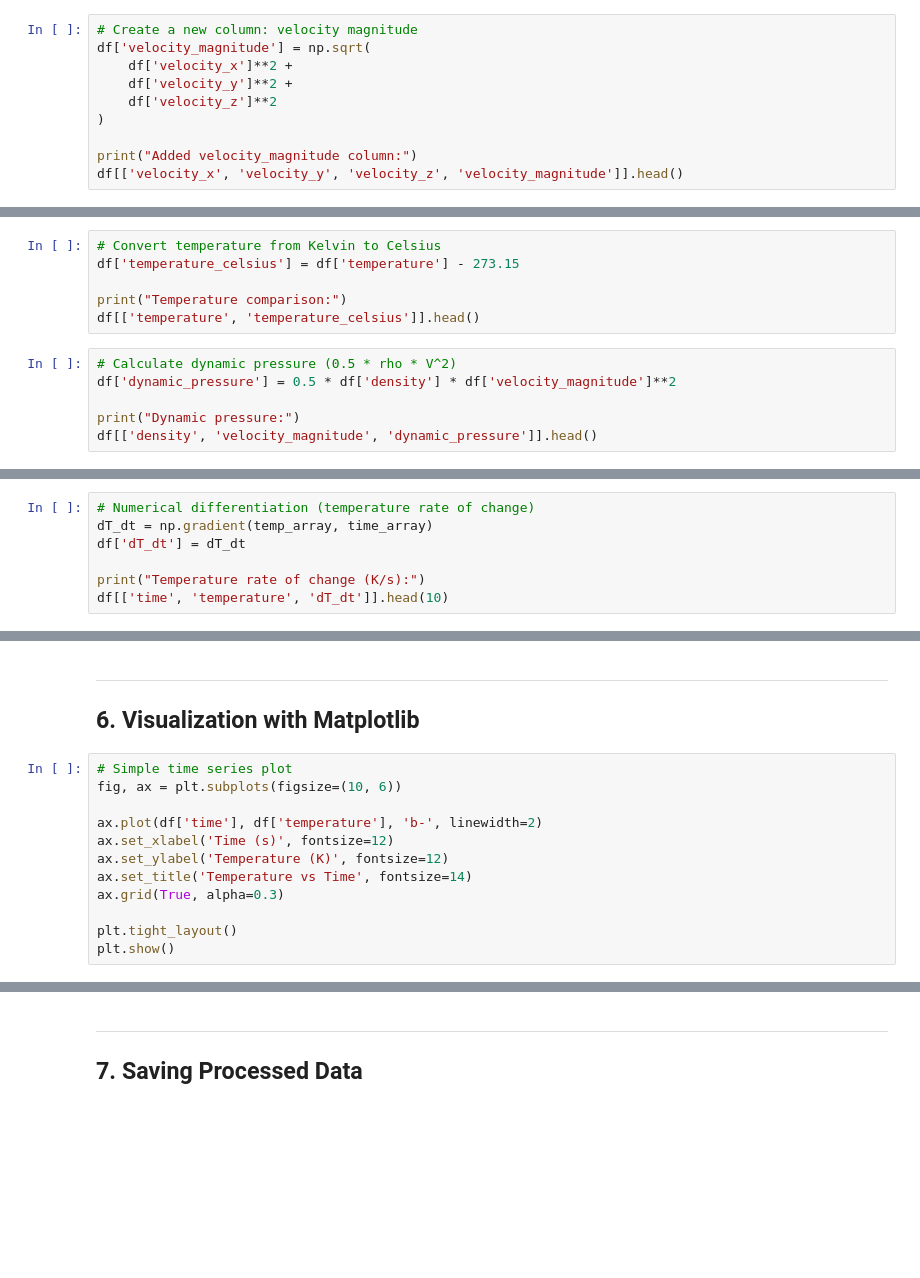
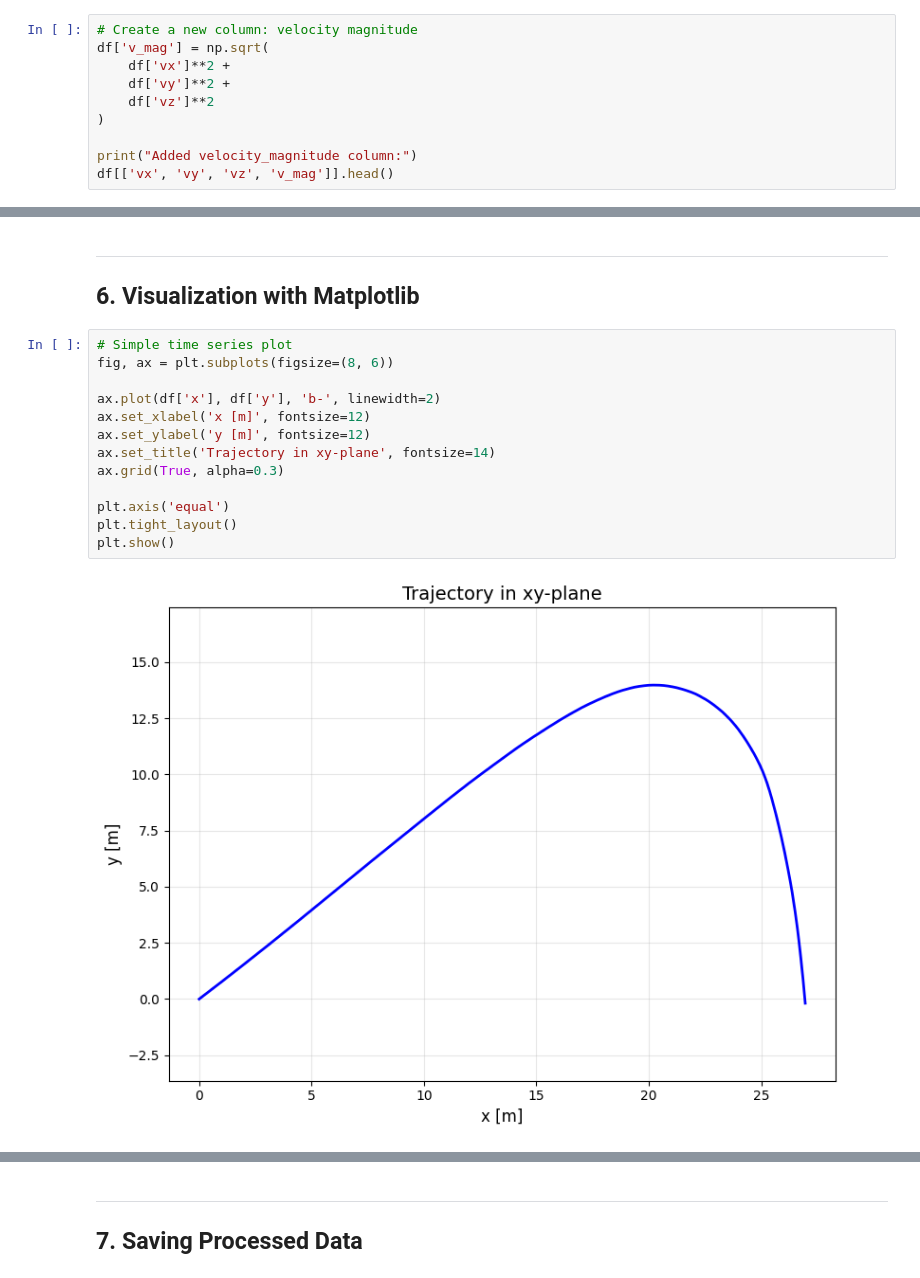
Before and after one commit to kalagotla/dc-qc-sci-python, a Jupyter notebook: hour2_scientific/01_scientific_python.ipynb, the cells around one changed output, grey strips where cells are left out. Saved outputs shown, nothing was run; the diff lists cells and outputs as text; blank space fills up the shorter version.

Commit message:
Updated data visualization

```diff
--- a/hour2_scientific/01_scientific_python.ipynb
+++ b/hour2_scientific/01_scientific_python.ipynb
@@ -115,10 +194,10 @@ high_temp
 # %%
 # Create a new column: velocity magnitude
-df['velocity_magnitude'] = np.sqrt(
-    df['velocity_x']**2 +
-    df['velocity_y']**2 +
-    df['velocity_z']**2
+df['v_mag'] = np.sqrt(
+    df['vx']**2 +
+    df['vy']**2 +
+    df['vz']**2
 )
 
 print("Added velocity_magnitude column:")
-df[['velocity_x', 'velocity_y', 'velocity_z', 'velocity_magnitude']].head()
+df[['vx', 'vy', 'vz', 'v_mag']].head()
@@ -125,15 +212,3 @@ df[['velocity_x', 'velocity_y', 'velocity_z', 'velocity_magnitude']].head()
-# %%
-# Convert temperature from Kelvin to Celsius
-df['temperature_celsius'] = df['temperature'] - 273.15
-
-print("Temperature comparison:")
-df[['temperature', 'temperature_celsius']].head()
-# %%
-# Calculate dynamic pressure (0.5 * rho * V^2)
-df['dynamic_pressure'] = 0.5 * df['density'] * df['velocity_magnitude']**2
-
-print("Dynamic pressure:")
-df[['density', 'velocity_magnitude', 'dynamic_pressure']].head()
 # %% [markdown]
 ---
 ## 5. NumPy Operations
@@ -155,8 +238 @@ print(f"Min temperature: {np.min(temp_array):.2f} K")
-# %%
-# Numerical differentiation (temperature rate of change)
-dT_dt = np.gradient(temp_array, time_array)
-df['dT_dt'] = dT_dt
-
-print("Temperature rate of change (K/s):")
-df[['time', 'temperature', 'dT_dt']].head(10)
 # %%
@@ -169,13 +247,16 @@ print(f"Total X displacement: {total_displacement_x:.2f} m")
 ## 6. Visualization with Matplotlib
 # %%
 # Simple time series plot
-fig, ax = plt.subplots(figsize=(10, 6))
+fig, ax = plt.subplots(figsize=(8, 6))
 
-ax.plot(df['time'], df['temperature'], 'b-', linewidth=2)
-ax.set_xlabel('Time (s)', fontsize=12)
-ax.set_ylabel('Temperature (K)', fontsize=12)
-ax.set_title('Temperature vs Time', fontsize=14)
+ax.plot(df['x'], df['y'], 'b-', linewidth=2)
+ax.set_xlabel('x [m]', fontsize=12)
+ax.set_ylabel('y [m]', fontsize=12)
+ax.set_title('Trajectory in xy-plane', fontsize=14)
 ax.grid(True, alpha=0.3)
 
+plt.axis('equal')
 plt.tight_layout()
 plt.show()
+# %% [output]
+[figure, added]
```
Also changed, not shown: parts of 34 cells of this notebook, 4 other files.
